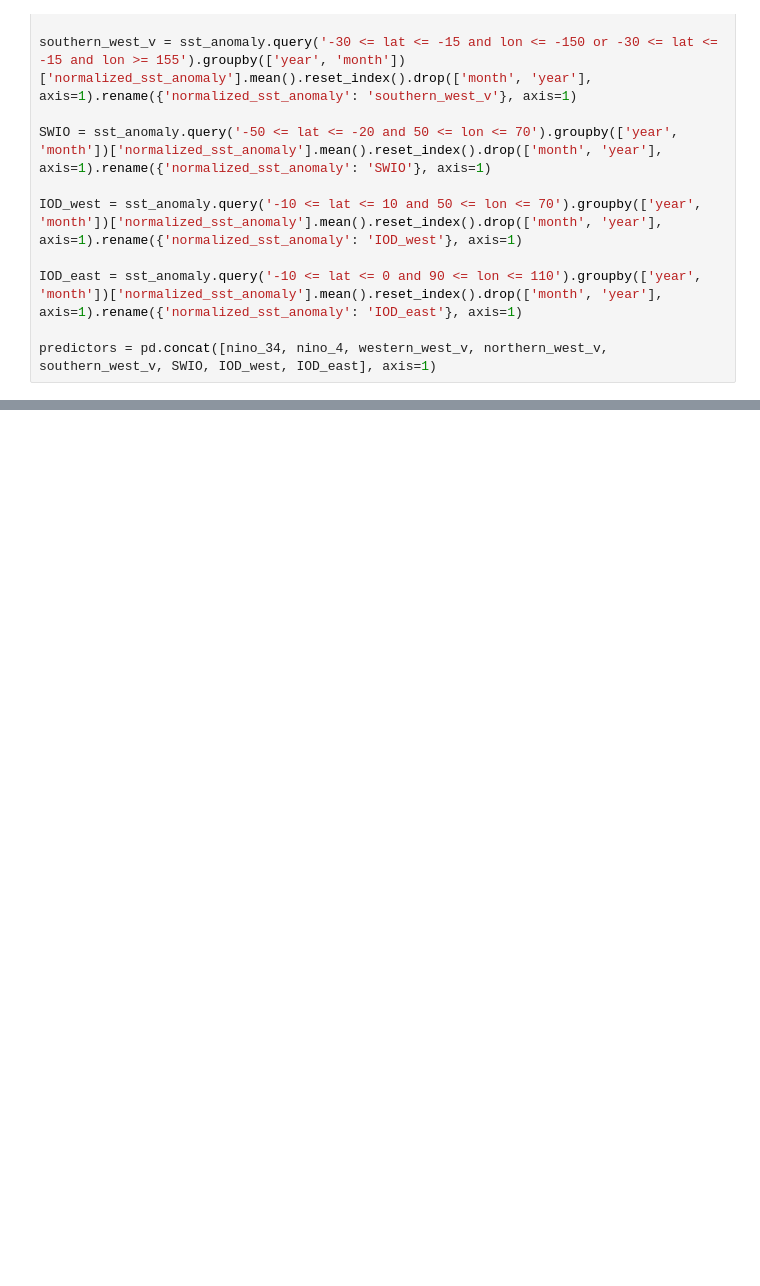
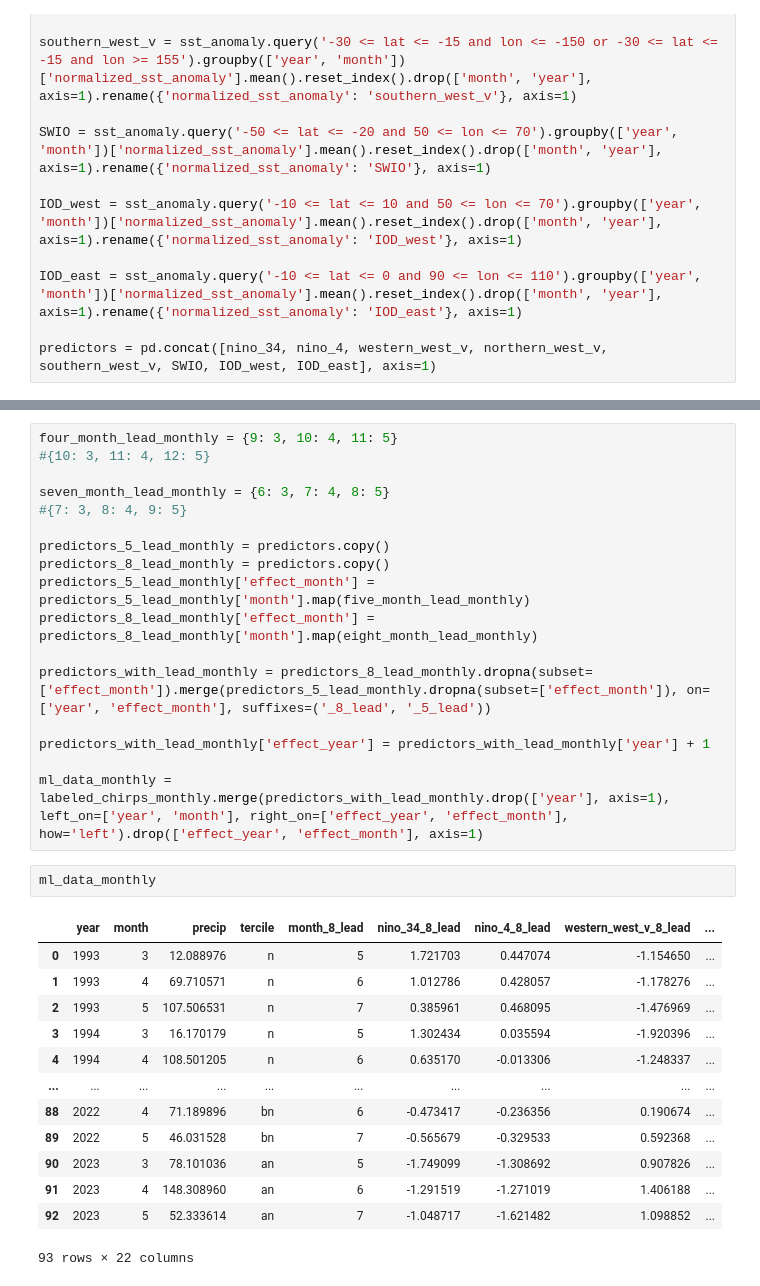
Before and after one commit to yatli24/CHC, a Jupyter notebook: Jupyter notebooks/ml_long_lead_data.ipynb, the cells around one changed output, grey strips where cells are left out. Saved outputs shown, nothing was run; the diff lists cells and outputs as text; blank space fills up the shorter version.

```diff
--- a/Jupyter notebooks/ml_long_lead_data.ipynb
+++ b/Jupyter notebooks/ml_long_lead_data.ipynb
@@ -99,0 +325,33 @@ ml_data_seasonal = labeled_chirps_seasonal.merge(predictors_with_lead.drop(['yea
+# %%
+four_month_lead_monthly = {9: 3, 10: 4, 11: 5}
+#{10: 3, 11: 4, 12: 5}
+
+seven_month_lead_monthly = {6: 3, 7: 4, 8: 5}
+#{7: 3, 8: 4, 9: 5}
+
+predictors_5_lead_monthly = predictors.copy()
+predictors_8_lead_monthly = predictors.copy()
+predictors_5_lead_monthly['effect_month'] = predictors_5_lead_monthly['month'].map(five_month_lead_monthly)
+predictors_8_lead_monthly['effect_month'] = predictors_8_lead_monthly['month'].map(eight_month_lead_monthly)
+
+predictors_with_lead_monthly = predictors_8_lead_monthly.dropna(subset=['effect_month']).merge(predictors_5_lead_monthly.dropna(subset=['effect_month']), on=['year', 'effect_month'], suffixes=('_8_lead', '_5_lead'))
+
+predictors_with_lead_monthly['effect_year'] = predictors_with_lead_monthly['year'] + 1
+
+ml_data_monthly = labeled_chirps_monthly.merge(predictors_with_lead_monthly.drop(['year'], axis=1), left_on=['year', 'month'], right_on=['effect_year', 'effect_month'], how='left').drop(['effect_year', 'effect_month'], axis=1)
+# %%
+ml_data_monthly
+# %% [output]
+|  | year | month | precip | tercile | month_8_lead | nino_34_8_lead | nino_4_8_lead | western_west_v_8_lead | ... |
+| 0 | 1993 | 3 | 12.088976 | n | 5 | 1.721703 | 0.447074 | -1.154650 | ... |
+| 1 | 1993 | 4 | 69.710571 | n | 6 | 1.012786 | 0.428057 | -1.178276 | ... |
+| 2 | 1993 | 5 | 107.506531 | n | 7 | 0.385961 | 0.468095 | -1.476969 | ... |
+| 3 | 1994 | 3 | 16.170179 | n | 5 | 1.302434 | 0.035594 | -1.920396 | ... |
+| 4 | 1994 | 4 | 108.501205 | n | 6 | 0.635170 | -0.013306 | -1.248337 | ... |
+| ... | ... | ... | ... | ... | ... | ... | ... | ... | ... |
+| 88 | 2022 | 4 | 71.189896 | bn | 6 | -0.473417 | -0.236356 | 0.190674 | ... |
+| 89 | 2022 | 5 | 46.031528 | bn | 7 | -0.565679 | -0.329533 | 0.592368 | ... |
+| 90 | 2023 | 3 | 78.101036 | an | 5 | -1.749099 | -1.308692 | 0.907826 | ... |
+| 91 | 2023 | 4 | 148.308960 | an | 6 | -1.291519 | -1.271019 | 1.406188 | ... |
+| 92 | 2023 | 5 | 52.333614 | an | 7 | -1.048717 | -1.621482 | 1.098852 | ... |
+93 rows × 22 columns
```
Also changed, not shown: parts of 8 cells of this notebook.
